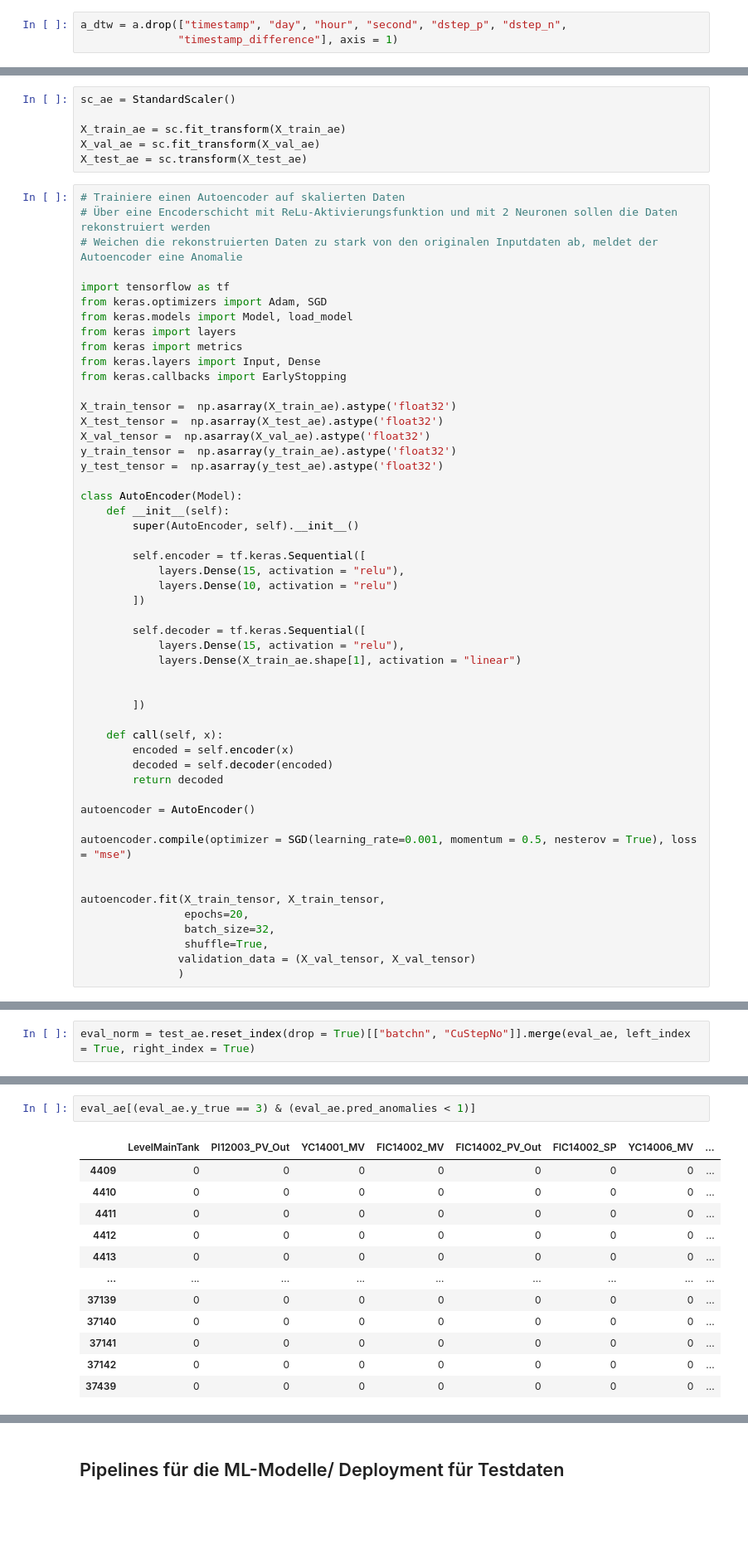
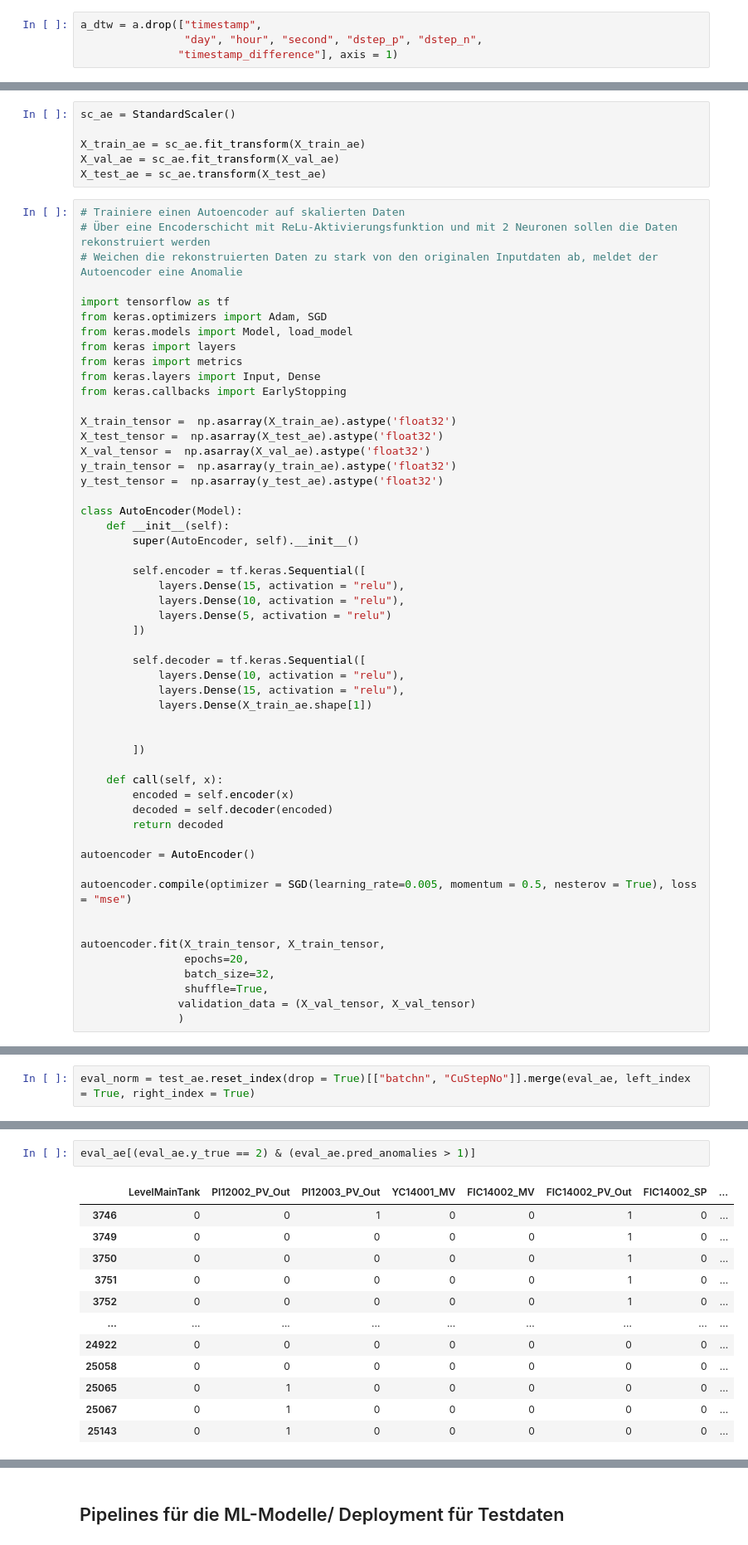
Before and after one commit to dan-vp/app_projekt, a Jupyter notebook: app_projekt_6.ipynb, the cells around one changed output, grey strips where cells are left out. Shown at 83% size. Cells and saved outputs as stored; diff of their text form; blank space fills up the shorter version.

```diff
--- a/app_projekt_6.ipynb
+++ b/app_projekt_6.ipynb
@@ -479,3 +477,4 @@ import pandas as pd
 # %%
-a_dtw = a.drop(["timestamp", "day", "hour", "second", "dstep_p", "dstep_n",
+a_dtw = a.drop(["timestamp",
+                "day", "hour", "second", "dstep_p", "dstep_n",
                "timestamp_difference"], axis = 1)
@@ -905,9 +893,9 @@ backup_X_test = X_test_ae.copy()
 # %%
 sc_ae = StandardScaler()
 
-X_train_ae = sc.fit_transform(X_train_ae)
-X_val_ae = sc.fit_transform(X_val_ae)
-X_test_ae = sc.transform(X_test_ae)
+X_train_ae = sc_ae.fit_transform(X_train_ae)
+X_val_ae = sc_ae.fit_transform(X_val_ae)
+X_test_ae = sc_ae.transform(X_test_ae)
 # %%
 # Trainiere einen Autoencoder auf skalierten Daten
 # Über eine Encoderschicht mit ReLu-Aktivierungsfunktion und mit 2 Neuronen sollen die Daten rekonstruiert werden
@@ -933,12 +921,14 @@ class AutoEncoder(Model):
 
         self.encoder = tf.keras.Sequential([
             layers.Dense(15, activation = "relu"),
-            layers.Dense(10, activation = "relu")
+            layers.Dense(10, activation = "relu"),
+            layers.Dense(5, activation = "relu")
         ])
 
         self.decoder = tf.keras.Sequential([
+            layers.Dense(10, activation = "relu"),
             layers.Dense(15, activation = "relu"),
-            layers.Dense(X_train_ae.shape[1], activation = "linear")
+            layers.Dense(X_train_ae.shape[1])
 
 
         ])
@@ -950,7 +940,7 @@ class AutoEncoder(Model):
 
 autoencoder = AutoEncoder()
 
-autoencoder.compile(optimizer = SGD(learning_rate=0.001, momentum = 0.5, nesterov = True), loss = "mse")
+autoencoder.compile(optimizer = SGD(learning_rate=0.005, momentum = 0.5, nesterov = True), loss = "mse")
 
 
 autoencoder.fit(X_train_tensor, X_train_tensor,
@@ -1151,15 +1149,15 @@ eval_norm[(eval_norm.LevelMainTank == 1) & (eval_norm.y_true == 1)].groupby(["y_
 # %%
-eval_ae[(eval_ae.y_true == 3) & (eval_ae.pred_anomalies < 1)]
+eval_ae[(eval_ae.y_true == 2) & (eval_ae.pred_anomalies > 1)]
 # %% [output]
-|  | LevelMainTank | PI12003_PV_Out | YC14001_MV | FIC14002_MV | FIC14002_PV_Out | FIC14002_SP | YC14006_MV | ... |
-| 4409 | 0 | 0 | 0 | 0 | 0 | 0 | 0 | ... |
-| 4410 | 0 | 0 | 0 | 0 | 0 | 0 | 0 | ... |
-| 4411 | 0 | 0 | 0 | 0 | 0 | 0 | 0 | ... |
-| 4412 | 0 | 0 | 0 | 0 | 0 | 0 | 0 | ... |
-| 4413 | 0 | 0 | 0 | 0 | 0 | 0 | 0 | ... |
+|  | LevelMainTank | PI12002_PV_Out | PI12003_PV_Out | YC14001_MV | FIC14002_MV | FIC14002_PV_Out | FIC14002_SP | ... |
+| 3746 | 0 | 0 | 1 | 0 | 0 | 1 | 0 | ... |
+| 3749 | 0 | 0 | 0 | 0 | 0 | 1 | 0 | ... |
+| 3750 | 0 | 0 | 0 | 0 | 0 | 1 | 0 | ... |
+| 3751 | 0 | 0 | 0 | 0 | 0 | 1 | 0 | ... |
+| 3752 | 0 | 0 | 0 | 0 | 0 | 1 | 0 | ... |
 | ... | ... | ... | ... | ... | ... | ... | ... | ... |
-| 37139 | 0 | 0 | 0 | 0 | 0 | 0 | 0 | ... |
-| 37140 | 0 | 0 | 0 | 0 | 0 | 0 | 0 | ... |
-| 37141 | 0 | 0 | 0 | 0 | 0 | 0 | 0 | ... |
-| 37142 | 0 | 0 | 0 | 0 | 0 | 0 | 0 | ... |
-| 37439 | 0 | 0 | 0 | 0 | 0 | 0 | 0 | ... |
+| 24922 | 0 | 0 | 0 | 0 | 0 | 0 | 0 | ... |
+| 25058 | 0 | 0 | 0 | 0 | 0 | 0 | 0 | ... |
+| 25065 | 0 | 1 | 0 | 0 | 0 | 0 | 0 | ... |
+| 25067 | 0 | 1 | 0 | 0 | 0 | 0 | 0 | ... |
+| 25143 | 0 | 1 | 0 | 0 | 0 | 0 | 0 | ... |
```
Also changed, not shown: parts of 26 cells of this notebook.
